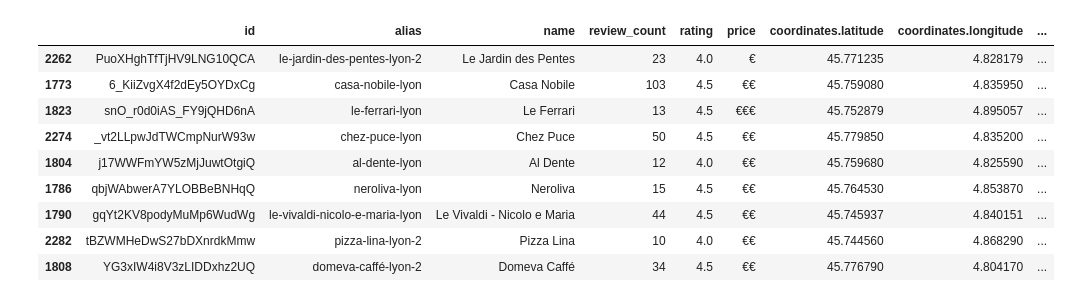
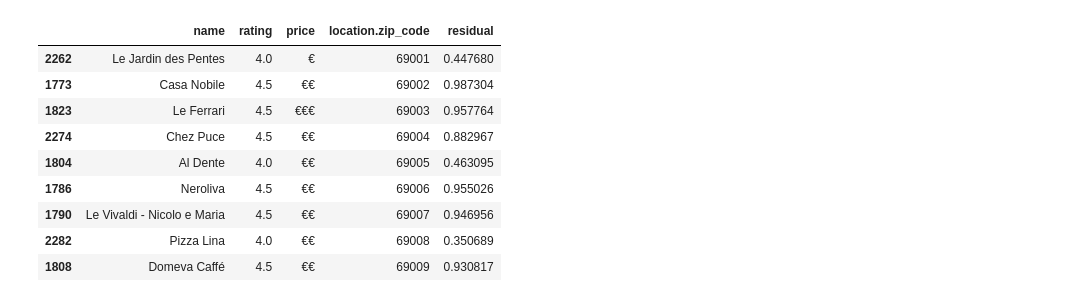
Before and after one commit to c-saade/pizza_analysis, a Jupyter notebook: Data_analysis.ipynb, the cells around one changed output. Cells and saved outputs as stored; diff of their text form; code cells hidden in the pictures.

```diff
--- a/Data_analysis.ipynb
+++ b/Data_analysis.ipynb
@@ -323,14 +287,17 @@ sns.scatterplot(data = data, x = 'predicted_rating', y = 'residual')
 # %%
+# creating a data frame of the pizzerias with the highest residuals in each zip code
 best_pizza = data.loc[data[categories_df["pizza"] == 1].groupby('location.zip_code')['residual'].idxmax()]
-best_pizza
+
+# taking a quick look at the selected pizzas:
+best_pizza[['name', 'rating', 'price', "location.zip_code", 'residual']]
 # %% [output]
-|  | id | alias | name | review_count | rating | price | coordinates.latitude | coordinates.longitude | ... |
-| 2262 | PuoXHghTfTjHV9LNG10QCA | le-jardin-des-pentes-lyon-2 | Le Jardin des Pentes | 23 | 4.0 | € | 45.771235 | 4.828179 | ... |
-| 1773 | 6_KiiZvgX4f2dEy5OYDxCg | casa-nobile-lyon | Casa Nobile | 103 | 4.5 | €€ | 45.759080 | 4.835950 | ... |
-| 1823 | snO_r0d0iAS_FY9jQHD6nA | le-ferrari-lyon | Le Ferrari | 13 | 4.5 | €€€ | 45.752879 | 4.895057 | ... |
-| 2274 | _vt2LLpwJdTWCmpNurW93w | chez-puce-lyon | Chez Puce | 50 | 4.5 | €€ | 45.779850 | 4.835200 | ... |
-| 1804 | j17WWFmYW5zMjJuwtOtgiQ | al-dente-lyon | Al Dente | 12 | 4.0 | €€ | 45.759680 | 4.825590 | ... |
-| 1786 | qbjWAbwerA7YLOBBeBNHqQ | neroliva-lyon | Neroliva | 15 | 4.5 | €€ | 45.764530 | 4.853870 | ... |
-| 1790 | gqYt2KV8podyMuMp6WudWg | le-vivaldi-nicolo-e-maria-lyon | Le Vivaldi - Nicolo e Maria | 44 | 4.5 | €€ | 45.745937 | 4.840151 | ... |
-| 2282 | tBZWMHeDwS27bDXnrdkMmw | pizza-lina-lyon-2 | Pizza Lina | 10 | 4.0 | €€ | 45.744560 | 4.868290 | ... |
-| 1808 | YG3xIW4i8V3zLIDDxhz2UQ | domeva-caffé-lyon-2 | Domeva Caffé | 34 | 4.5 | €€ | 45.776790 | 4.804170 | ... |
+|  | name | rating | price | location.zip_code | residual |
+| 2262 | Le Jardin des Pentes | 4.0 | € | 69001 | 0.447680 |
+| 1773 | Casa Nobile | 4.5 | €€ | 69002 | 0.987304 |
+| 1823 | Le Ferrari | 4.5 | €€€ | 69003 | 0.957764 |
+| 2274 | Chez Puce | 4.5 | €€ | 69004 | 0.882967 |
+| 1804 | Al Dente | 4.0 | €€ | 69005 | 0.463095 |
+| 1786 | Neroliva | 4.5 | €€ | 69006 | 0.955026 |
+| 1790 | Le Vivaldi - Nicolo e Maria | 4.5 | €€ | 69007 | 0.946956 |
+| 2282 | Pizza Lina | 4.0 | €€ | 69008 | 0.350689 |
+| 1808 | Domeva Caffé | 4.5 | €€ | 69009 | 0.930817 |
```
Also changed, not shown: parts of 53 cells of this notebook, 4 other files.
